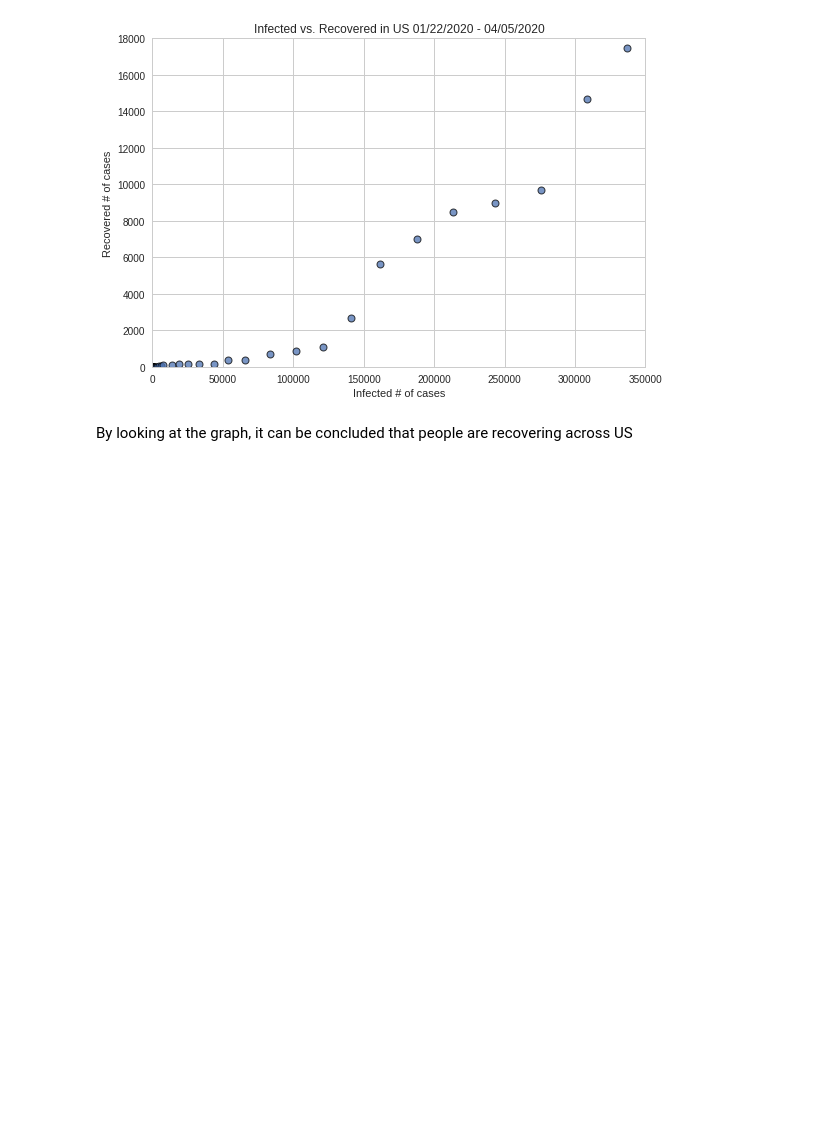
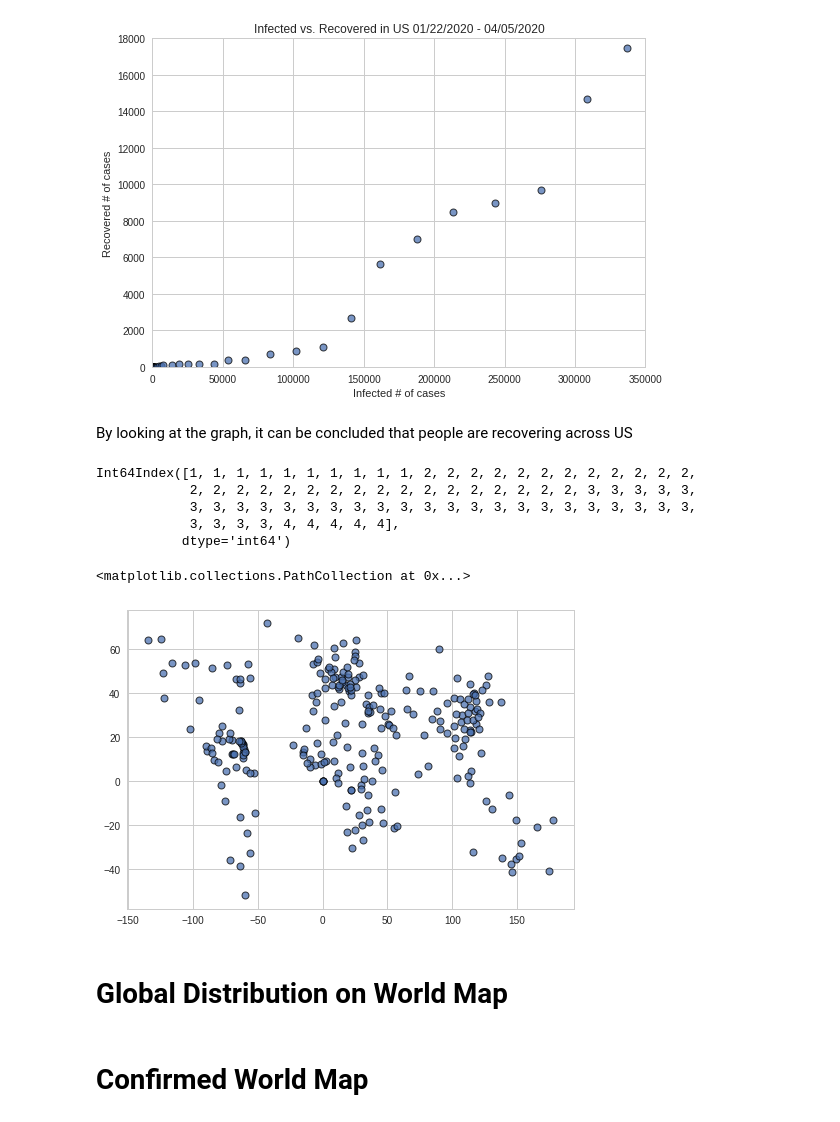
Before and after one commit to VHTATAH/COVID-19, a Jupyter notebook: covid-19.ipynb, the cells around one changed output. Cells and saved outputs as stored; diff of their text form; code cells hidden in the pictures; blank space fills up the shorter version.

```diff
--- a/covid-19.ipynb
+++ b/covid-19.ipynb
@@ -188,0 +194,17 @@ By looking at the graph, it can be concluded that people are recovering across U
+# %%
+datetime.month
+# %% [output]
+Int64Index([1, 1, 1, 1, 1, 1, 1, 1, 1, 1, 2, 2, 2, 2, 2, 2, 2, 2, 2, 2, 2, 2,
+            2, 2, 2, 2, 2, 2, 2, 2, 2, 2, 2, 2, 2, 2, 2, 2, 2, 3, 3, 3, 3, 3,
+            3, 3, 3, 3, 3, 3, 3, 3, 3, 3, 3, 3, 3, 3, 3, 3, 3, 3, 3, 3, 3, 3,
+            3, 3, 3, 3, 4, 4, 4, 4, 4],
+           dtype='int64')
+# %%
+plt.style.use('seaborn-whitegrid')
+plt.scatter(confirmed_global['Long'],confirmed_global['Lat'],edgecolor='black', linewidth=1, alpha=0.75)
+#plt(confirmed_global.loc['Long'],confirmed_global.loc['Lat'], '.', ms = 1, alpha = 0.5)
+# %% [output]
+<matplotlib.collections.PathCollection at 0x...>
+[figure, added]
+# %% [markdown]
+# Global Distribution on World Map
@@ -188,0 +228,2 @@ By looking at the graph, it can be concluded that people are recovering across U
+# %% [markdown]
+# Confirmed World Map
```
Also changed, not shown: parts of 10 cells of this notebook.
